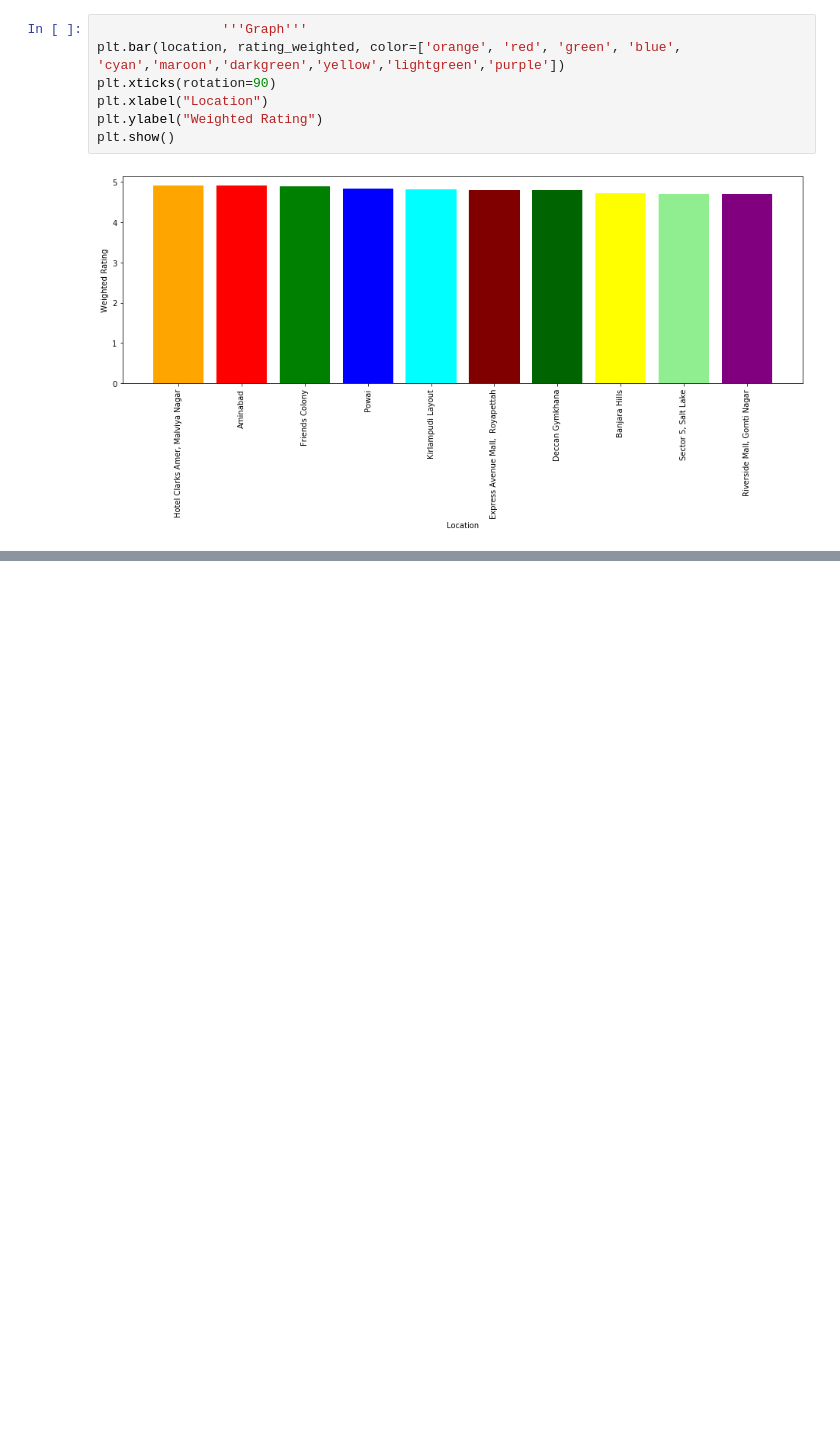
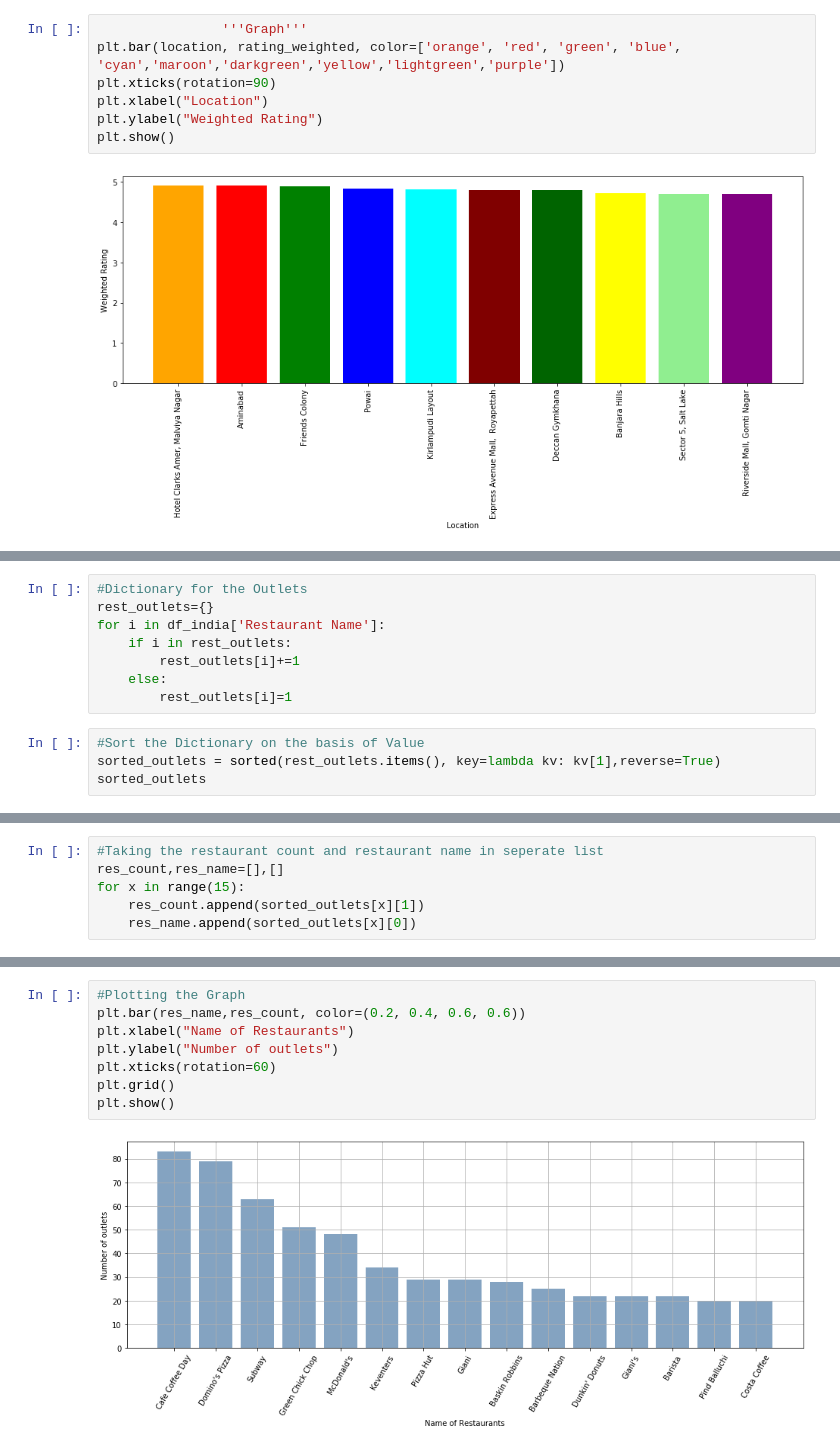
Before and after one commit to abhisngh/Zomato_Dataset_Analyses, a Jupyter notebook: Zomato_analyses.ipynb, the cells around one changed output, grey strips where cells are left out. Saved outputs shown, nothing was run; the diff lists cells and outputs as text; blank space fills up the shorter version.

```diff
--- a/Zomato_analyses.ipynb
+++ b/Zomato_analyses.ipynb
@@ -746,0 +786,12 @@ plt.show()
+# %%
+#Dictionary for the Outlets
+rest_outlets={}
+for i in df_india['Restaurant Name']:
+    if i in rest_outlets:
+        rest_outlets[i]+=1
+    else:
+        rest_outlets[i]=1
+# %%
+#Sort the Dictionary on the basis of Value
+sorted_outlets = sorted(rest_outlets.items(), key=lambda kv: kv[1],reverse=True)
+sorted_outlets
@@ -746,0 +816,6 @@ plt.show()
+# %%
+#Taking the restaurant count and restaurant name in seperate list
+res_count,res_name=[],[]
+for x in range(15):
+    res_count.append(sorted_outlets[x][1])
+    res_name.append(sorted_outlets[x][0])
@@ -746,0 +852,10 @@ plt.show()
+# %%
+#Plotting the Graph
+plt.bar(res_name,res_count, color=(0.2, 0.4, 0.6, 0.6))
+plt.xlabel("Name of Restaurants")
+plt.ylabel("Number of outlets")
+plt.xticks(rotation=60)
+plt.grid()
+plt.show()
+# %% [output]
+[figure, added]
```
Also changed, not shown: parts of 38 cells of this notebook.
